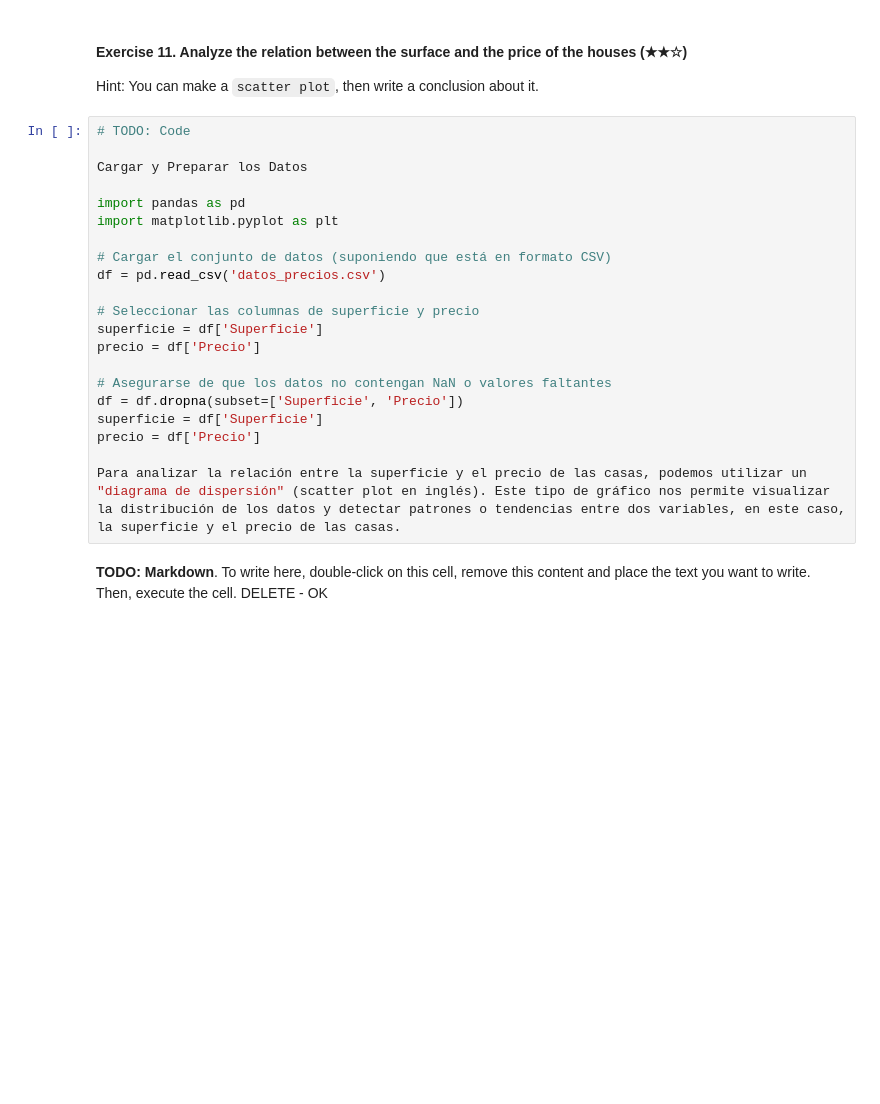
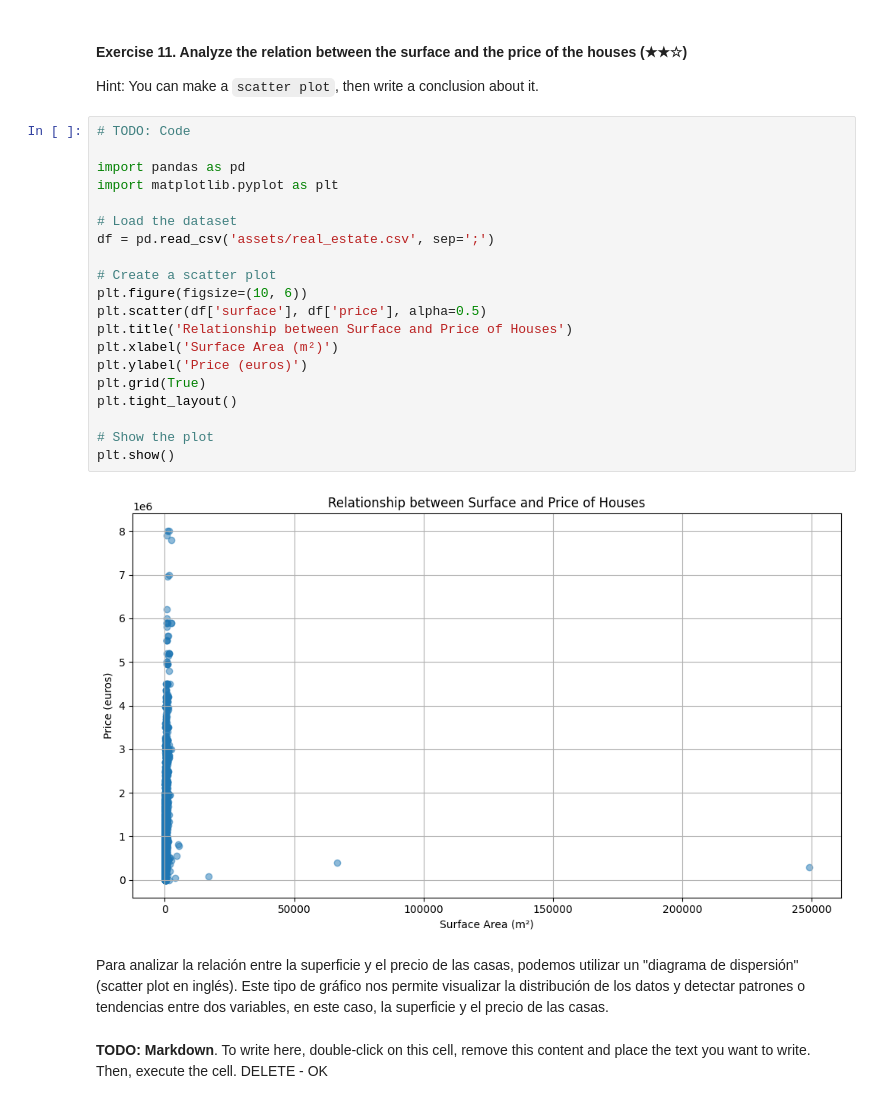
Before and after one commit to KALGonzalez/realestate-datacleanup-exercise, a Jupyter notebook: project.ipynb, the cells around one changed output. Saved outputs shown, nothing was run; the diff lists cells and outputs as text; blank space fills up the shorter version.

```diff
--- a/project.ipynb
+++ b/project.ipynb
@@ -406,25 +411,29 @@ Esta información es útil para comprender cómo varían los precios de la vivie
 Hint: You can make a `scatter plot`, then write a conclusion about it.
 # %%
 # TODO: Code
-
-Cargar y Preparar los Datos
 
 import pandas as pd
 import matplotlib.pyplot as plt
 
-# Cargar el conjunto de datos (suponiendo que está en formato CSV)
-df = pd.read_csv('datos_precios.csv')
+# Load the dataset
+df = pd.read_csv('assets/real_estate.csv', sep=';')
 
-# Seleccionar las columnas de superficie y precio
-superficie = df['Superficie']
-precio = df['Precio']
+# Create a scatter plot
+plt.figure(figsize=(10, 6))
+plt.scatter(df['surface'], df['price'], alpha=0.5)
+plt.title('Relationship between Surface and Price of Houses')
+plt.xlabel('Surface Area (m²)')
+plt.ylabel('Price (euros)')
+plt.grid(True)
+plt.tight_layout()
 
-# Asegurarse de que los datos no contengan NaN o valores faltantes
-df = df.dropna(subset=['Superficie', 'Precio'])
-superficie = df['Superficie']
-precio = df['Precio']
-
-Para analizar la relación entre la superficie y el precio de las casas, podemos utilizar un "diagrama de dispersión" (scatter plot en inglés). Este tipo de gráfico nos permite visualizar la distribución de los datos y detectar patrones o tendencias entre dos variables, en este caso, la superficie y el precio de las casas.
+# Show the plot
+plt.show()
+# %% [output]
+[figure, added]
+# %% [markdown]
+
+Para analizar la relación entre la superficie y el precio de las casas, podemos utilizar un "diagrama de dispersión" (scatter plot en inglés). Este tipo de gráfico nos permite visualizar la distribución de los datos y detectar patrones o tendencias entre dos variables, en este caso, la superficie y el precio de las casas.
 # %% [markdown]
 **TODO: Markdown**. To write here, double-click on this cell, remove this content and place the text you want to write. Then, execute the cell.   DELETE - OK
 # %% [markdown]
```
Also changed, not shown: parts of 17 cells of this notebook.
